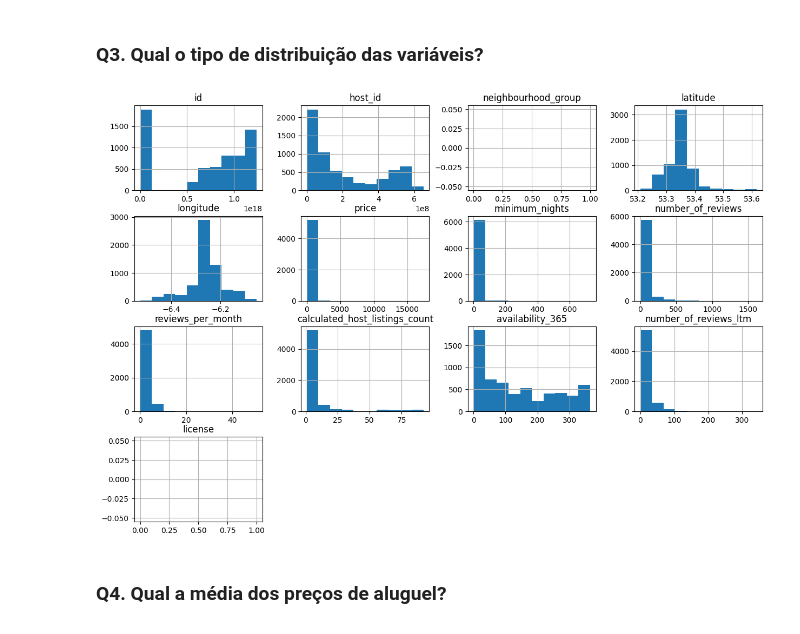
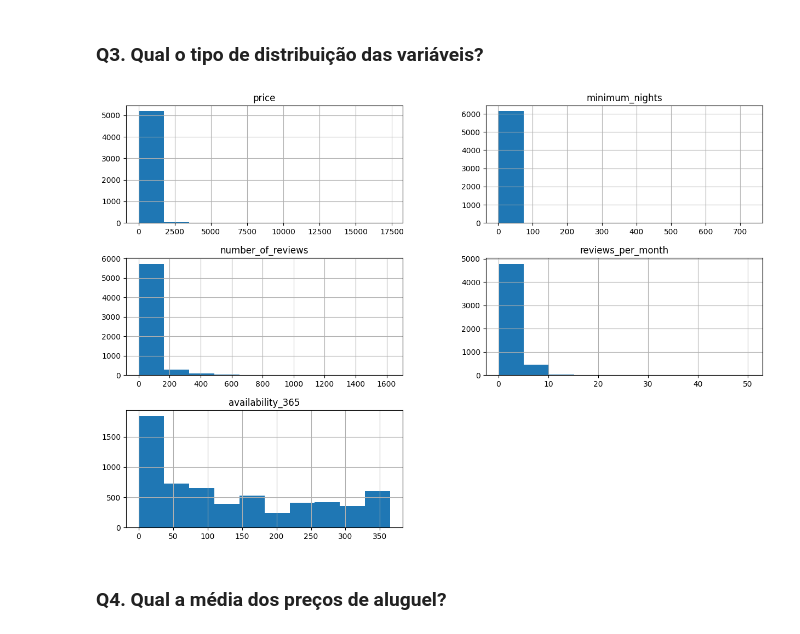
Before and after one commit to JoaoMarcosRamos/analisandodadosairbnb, a Jupyter notebook: Cópia_de_[Template]_Analisando_os_Dados_do_Airbnb.ipynb, the cells around one changed output. Drawn from its saved outputs; the diff is of its cells as text; code cells hidden in the pictures.

```diff
--- a/Cópia_de_[Template]_Analisando_os_Dados_do_Airbnb.ipynb
+++ b/Cópia_de_[Template]_Analisando_os_Dados_do_Airbnb.ipynb
@@ -125,10 +125,10 @@ dtype: float64
 # %%
 # plotar o histograma das variáveis numéricas
 
-df.hist(figsize=(15,10),bins=10)
+df[['price','minimum_nights','number_of_reviews','reviews_per_month','availability_365']].hist(figsize=(15,10),bins=10)
 plt.show()
 # %% [output]
-[figure, old version]
+[figure, new version]
 # %% [markdown]
 ### **Q4. Qual a média dos preços de aluguel?**
 # %%
```
Also changed, not shown: parts of 6 cells of this notebook.
